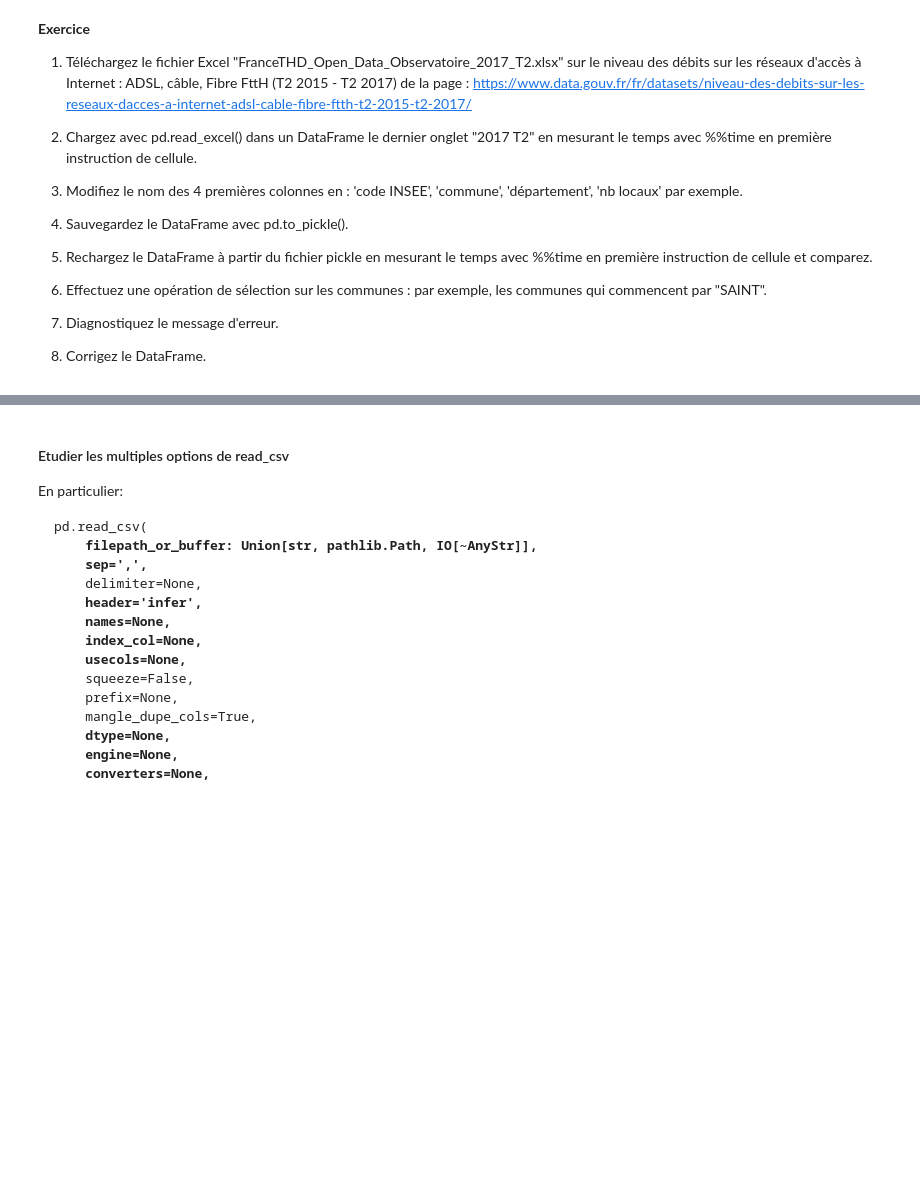
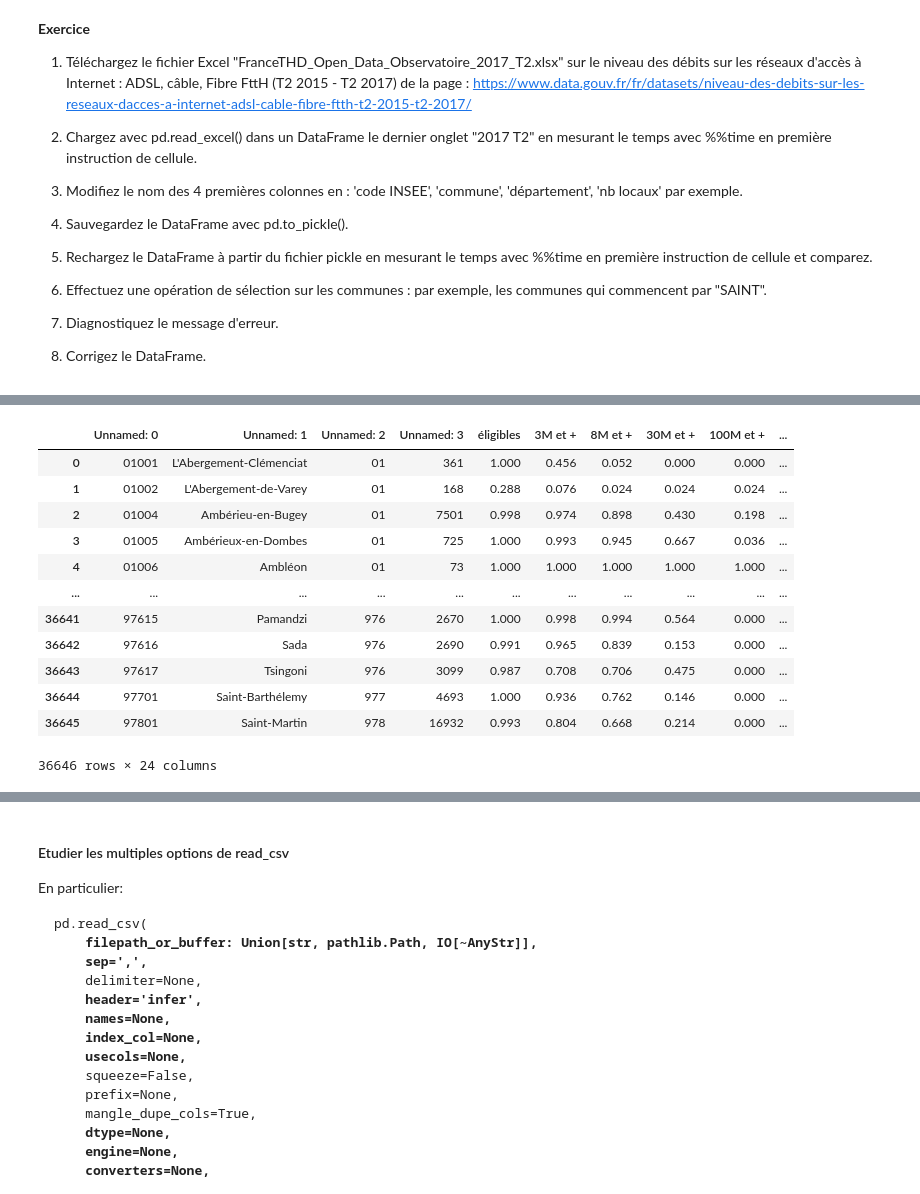
Before and after one commit to fran6w/INFMDI-721, a Jupyter notebook: session4/session4.ipynb, the cells around one changed output, grey strips where cells are left out. Drawn from its saved outputs; the diff is of its cells as text; code cells hidden in the pictures; blank space fills up the shorter version.

```diff
--- a/session4/session4.ipynb
+++ b/session4/session4.ipynb
@@ -375,3 +939,10 @@ print(df.shape)
 7. Diagnostiquez le message d'erreur.
 
 8. Corrigez le DataFrame.
+# %%
+%%time
+df = pd.read_excel('FranceTHD_Open_Data_Observatoire_2017_T2.xlsx',
+               sheet_name=-1,
+               header=1)
+df
+# %% [output]
@@ -377,0 +950,13 @@ print(df.shape)
+|  | Unnamed: 0 | Unnamed: 1 | Unnamed: 2 | Unnamed: 3 | éligibles | 3M et + | 8M et + | 30M et + | 100M et + | ... |
+| 0 | 01001 | L'Abergement-Clémenciat | 01 | 361 | 1.000 | 0.456 | 0.052 | 0.000 | 0.000 | ... |
+| 1 | 01002 | L'Abergement-de-Varey | 01 | 168 | 0.288 | 0.076 | 0.024 | 0.024 | 0.024 | ... |
+| 2 | 01004 | Ambérieu-en-Bugey | 01 | 7501 | 0.998 | 0.974 | 0.898 | 0.430 | 0.198 | ... |
+| 3 | 01005 | Ambérieux-en-Dombes | 01 | 725 | 1.000 | 0.993 | 0.945 | 0.667 | 0.036 | ... |
+| 4 | 01006 | Ambléon | 01 | 73 | 1.000 | 1.000 | 1.000 | 1.000 | 1.000 | ... |
+| ... | ... | ... | ... | ... | ... | ... | ... | ... | ... | ... |
+| 36641 | 97615 | Pamandzi | 976 | 2670 | 1.000 | 0.998 | 0.994 | 0.564 | 0.000 | ... |
+| 36642 | 97616 | Sada | 976 | 2690 | 0.991 | 0.965 | 0.839 | 0.153 | 0.000 | ... |
+| 36643 | 97617 | Tsingoni | 976 | 3099 | 0.987 | 0.708 | 0.706 | 0.475 | 0.000 | ... |
+| 36644 | 97701 | Saint-Barthélemy | 977 | 4693 | 1.000 | 0.936 | 0.762 | 0.146 | 0.000 | ... |
+| 36645 | 97801 | Saint-Martin | 978 | 16932 | 0.993 | 0.804 | 0.668 | 0.214 | 0.000 | ... |
+36646 rows × 24 columns
```
Also changed, not shown: parts of 92 cells of this notebook, 4 other files.
